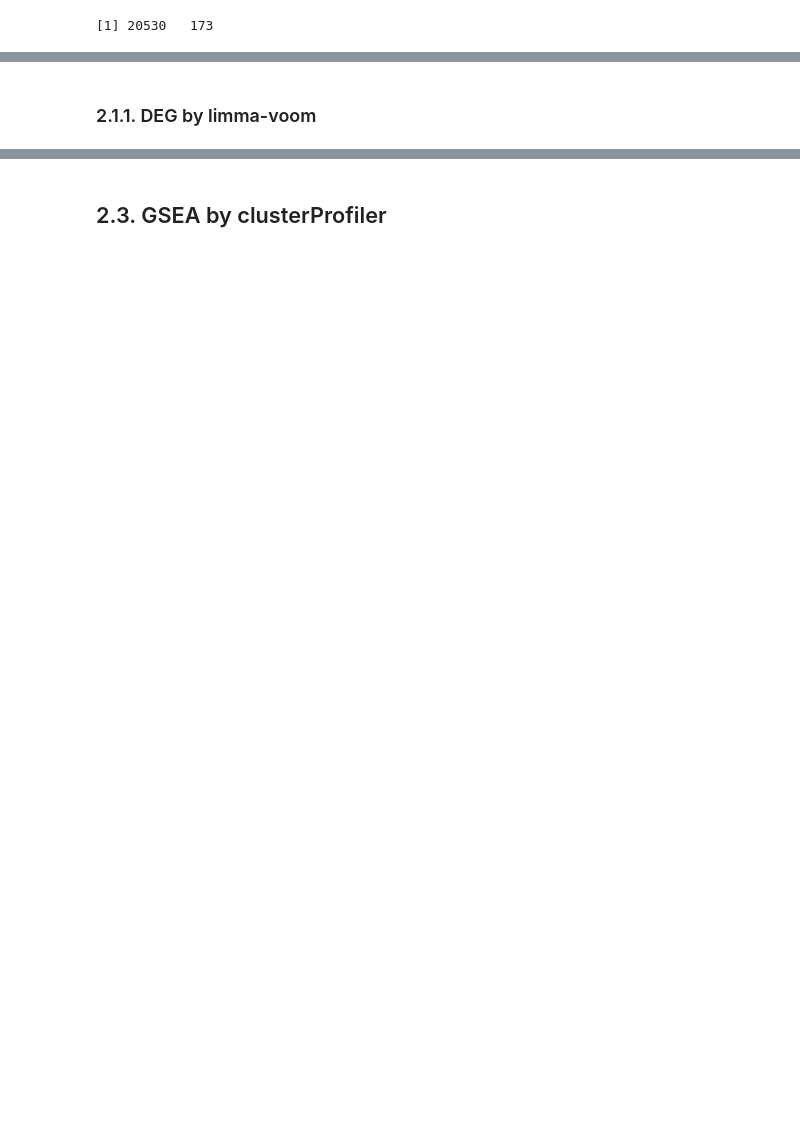
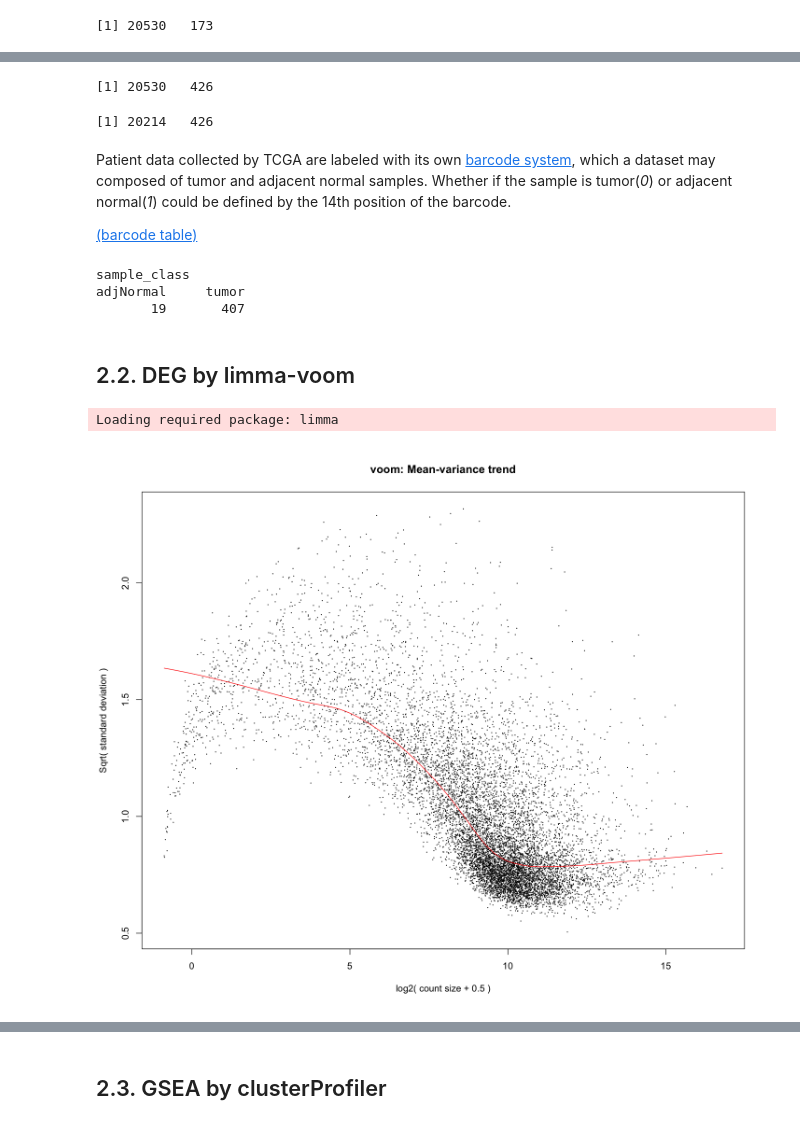
Before and after one commit to yenhsieh/LSL_2022, a Jupyter notebook: 02_from Xena to DEG.ipynb, the cells around one changed output, grey strips where cells are left out. Drawn from its saved outputs; the diff is of its cells as text; code cells hidden in the pictures; blank space fills up the shorter version.

```diff
--- a/02_from Xena to DEG.ipynb
+++ b/02_from Xena to DEG.ipynb
@@ -178,2 +285,40 @@ A tibble: 6 × 46
+# %%
+# retain rows not all zero
+m_exp_new = m_exp[-which(all_zero == TRUE),]
+dim(m_exp)
+dim(m_exp_new)
+# %% [output]
+[1] 20530   426
+[1] 20214   426
+# %% [markdown]
+Patient data collected by TCGA are labeled with its own [barcode system](https://docs.gdc.cancer.gov/Encyclopedia/pages/TCGA_Barcode/), which a dataset may composed of tumor and adjacent normal samples. Whether if the sample is tumor(*0*) or adjacent normal(*1*) could be defined by the 14th position of the barcode.
+
+[(barcode table)]((https://gdc.cancer.gov/resources-tcga-users/tcga-code-tables/sample-type-codes))
+# %%
+# prep sample annotation
+sample_class = map_chr(colnames(m_exp_new), function(x){
+        ifelse(str_sub(x, 14,14)=='0', yes = 'tumor', no = 'adjNormal')
+    }) %>% factor()
+table(sample_class)
+# %% [output]
+sample_class
+adjNormal     tumor
+       19       407
 # %% [markdown]
-### 2.1.1. DEG by limma-voom
+## 2.2. DEG by limma-voom
+# %%
+library(edgeR)
+d0 = DGEList(counts=m_exp_new, group=sample_class)
+d0 = calcNormFactors(d0) # prep normalization factor
+# %% [output]
+Loading required package: limma
+# %%
+# remove lowly expressed genes (try different cutoff by your own based on the two figures below)
+cutoff = 100
+cut = which(apply(cpm(d0), 1, max) < cutoff)
+d1 = d0[-cut,]
+# %%
+design = model.matrix(~sample_class)
+d2 = voom(d1, design, plot = T, normalize = 'quantile') # with normalization
+# %% [output]
+[figure, added]
```
Also changed, not shown: parts of 36 cells of this notebook.
